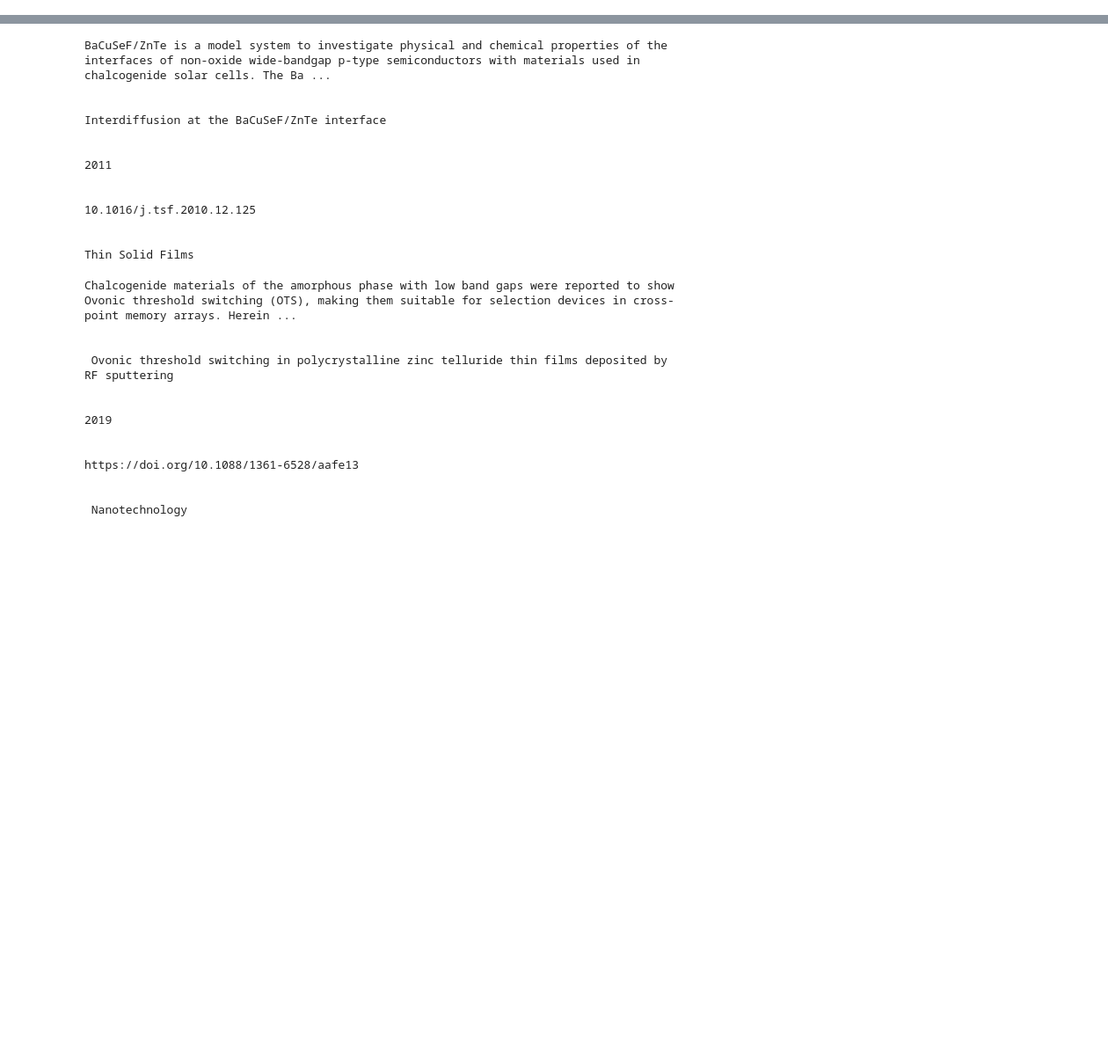
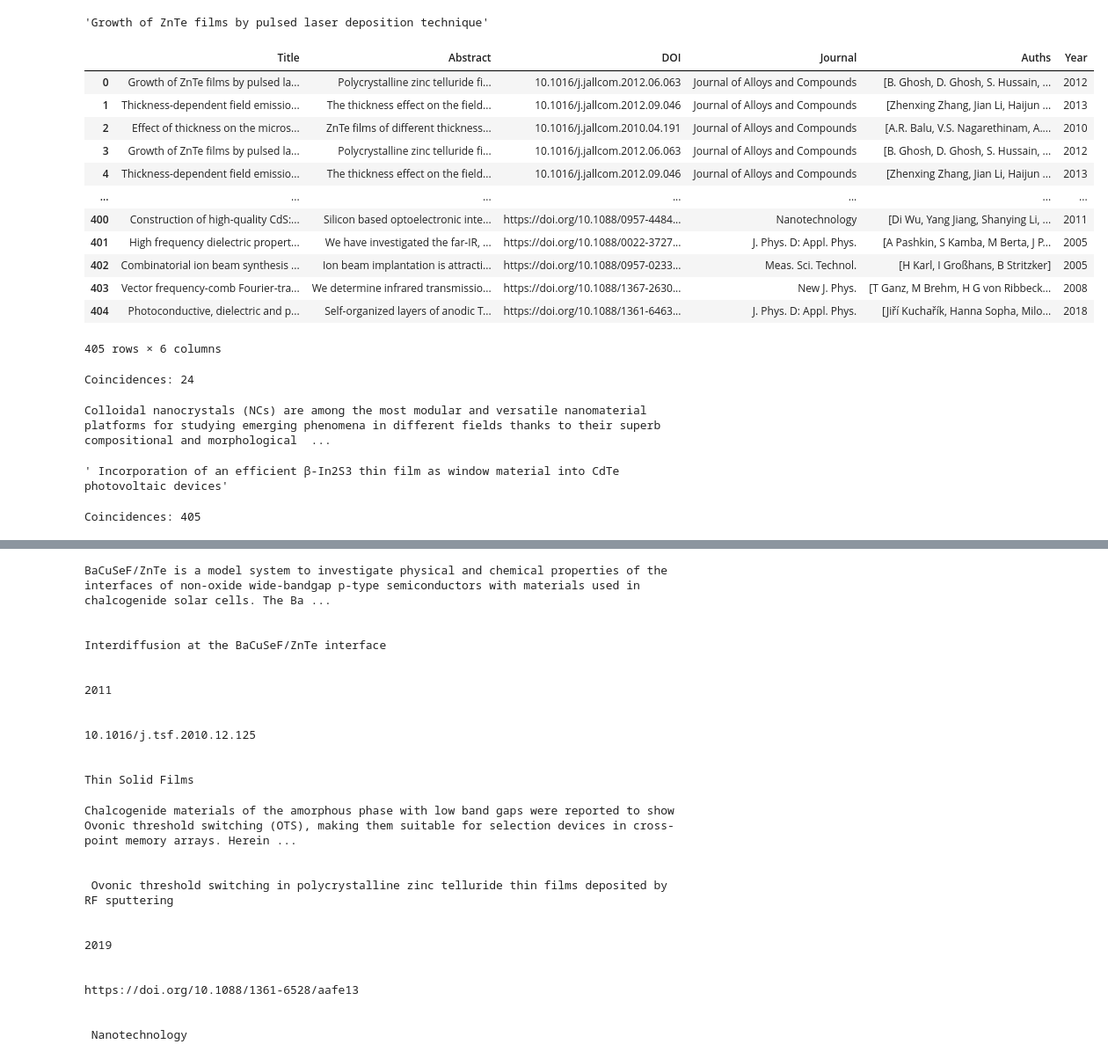
Before and after one commit to oftavira/mis_scripts, a Jupyter notebook: nanoscraper.ipynb, the cells around one changed output, grey strips where cells are left out. Shown: that part at 88% size. Cells and saved outputs as stored; diff of their text form; code cells hidden in the pictures; blank space fills up the shorter version.

```diff
--- a/nanoscraper.ipynb
+++ b/nanoscraper.ipynb
@@ -305,3 +305,5 @@ def cite_manager(art, com, db = pd.Series([])):
         art = art.assign(comment = [com])
         db  = pd.concat([db,art], ignore_index=True, copy=False)
         return db;
+# %%
+q1 = query("znte films")
@@ -307,0 +324,22 @@ def cite_manager(art, com, db = pd.Series([])):
+# %%
+znte_films = pandas_dataframe(q1, "ZnTeFilms")
+# %%
+q1[][0]
+# %% [output]
+'Growth of ZnTe films by pulsed laser deposition technique'
+# %%
+znte_films
+# %% [output]
+|  | Title | Abstract | DOI | Journal | Auths | Year |
+| 0 | Growth of ZnTe films by pulsed la... | Polycrystalline zinc telluride fi... | 10.1016/j.jallcom.2012.06.063 | Journal of Alloys and Compounds | [B. Ghosh, D. Ghosh, S. Hussain, ... | 2012 |
+| 1 | Thickness-dependent field emissio... | The thickness effect on the field... | 10.1016/j.jallcom.2012.09.046 | Journal of Alloys and Compounds | [Zhenxing Zhang, Jian Li, Haijun ... | 2013 |
+| 2 | Effect of thickness on the micros... | ZnTe films of different thickness... | 10.1016/j.jallcom.2010.04.191 | Journal of Alloys and Compounds | [A.R. Balu, V.S. Nagarethinam, A.... | 2010 |
+| 3 | Growth of ZnTe films by pulsed la... | Polycrystalline zinc telluride fi... | 10.1016/j.jallcom.2012.06.063 | Journal of Alloys and Compounds | [B. Ghosh, D. Ghosh, S. Hussain, ... | 2012 |
+| 4 | Thickness-dependent field emissio... | The thickness effect on the field... | 10.1016/j.jallcom.2012.09.046 | Journal of Alloys and Compounds | [Zhenxing Zhang, Jian Li, Haijun ... | 2013 |
+| ... | ... | ... | ... | ... | ... | ... |
+| 400 | Construction of high-quality CdS:... | Silicon based optoelectronic inte... | https://doi.org/10.1088/0957-4484... | Nanotechnology | [Di Wu, Yang Jiang, Shanying Li, ... | 2011 |
+| 401 | High frequency dielectric propert... | We have investigated the far-IR, ... | https://doi.org/10.1088/0022-3727... | J. Phys. D: Appl. Phys. | [A Pashkin, S Kamba, M Berta, J P... | 2005 |
+| 402 | Combinatorial ion beam synthesis ... | Ion beam implantation is attracti... | https://doi.org/10.1088/0957-0233... | Meas. Sci. Technol. | [H Karl, I Großhans, B Stritzker] | 2005 |
+| 403 | Vector frequency-comb Fourier-tra... | We determine infrared transmissio... | https://doi.org/10.1088/1367-2630... | New J. Phys. | [T Ganz, M Brehm, H G von Ribbeck... | 2008 |
+| 404 | Photoconductive, dielectric and p... | Self-organized layers of anodic T... | https://doi.org/10.1088/1361-6463... | J. Phys. D: Appl. Phys. | [Jiří Kuchařík, Hanna Sopha, Milo... | 2018 |
+405 rows × 6 columns
@@ -307,0 +348,16 @@ def cite_manager(art, com, db = pd.Series([])):
+# %%
+q2 = search_kwords(methods, "method")
+# %% [output]
+Coincidences: 24
+# %%
+print(q2[10][1])
+# %% [output]
+Colloidal nanocrystals (NCs) are among the most modular and versatile nanomaterial platforms for studying emerging phenomena in different fields thanks to their superb compositional and morphological  ...
+# %%
+methods[][0]
+# %% [output]
+' Incorporation of an efficient β-In2S3 thin film as window material into CdTe photovoltaic devices'
+# %%
+methods2 = search_kwords(q1,"sputt")
+# %% [output]
+Coincidences: 405
```
Also changed, not shown: parts of 10 cells of this notebook.
